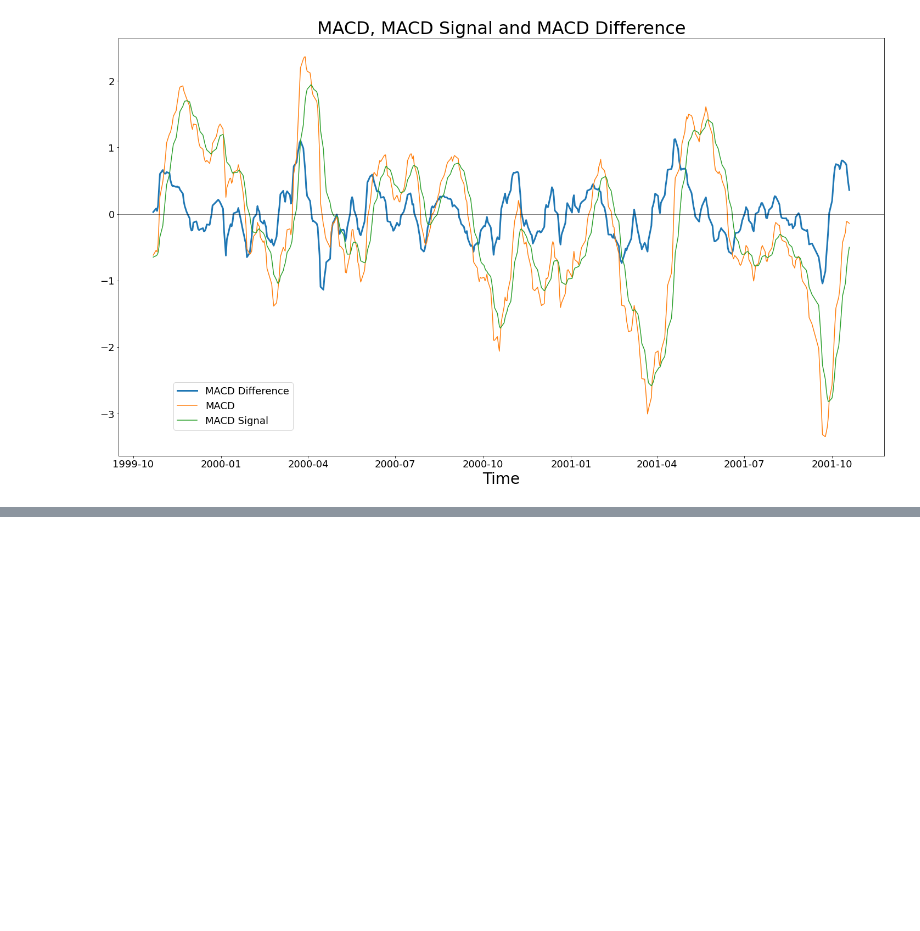
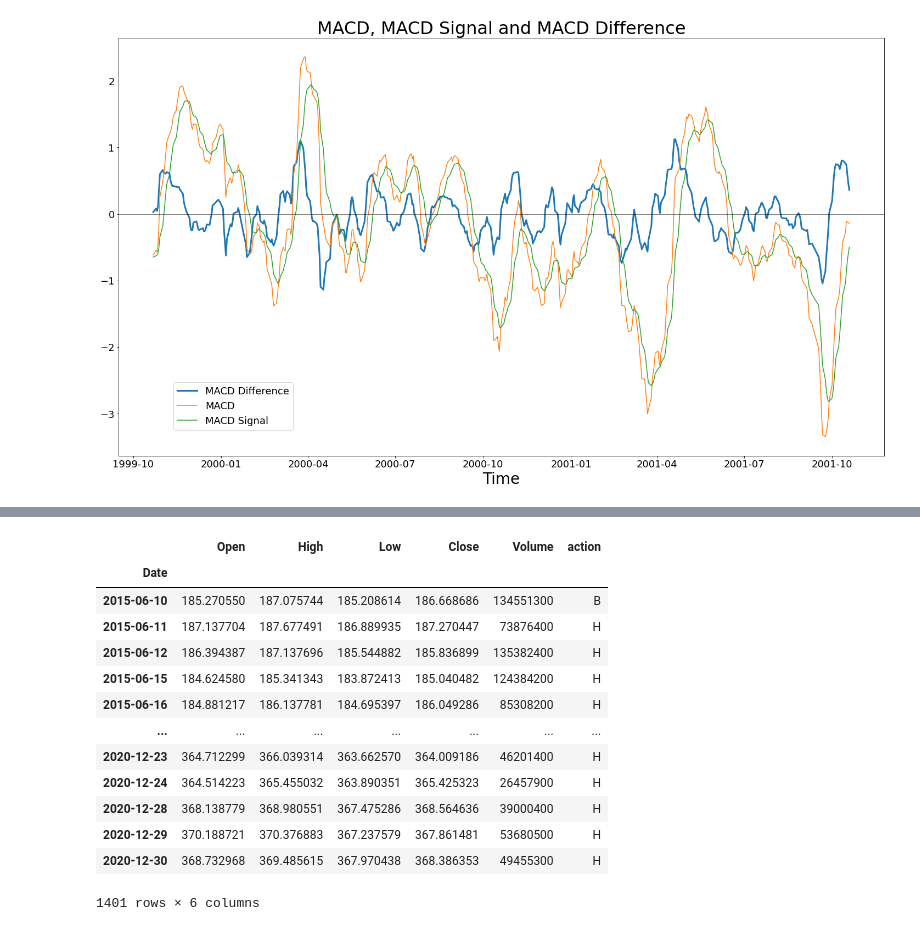
Before and after one commit to lqwdev/ai349-project, a Jupyter notebook: src/baseline-strategies.ipynb, the cells around one changed output, grey strips where cells are left out. Cells and saved outputs as stored; diff of their text form; code cells hidden in the pictures; blank space fills up the shorter version.

```diff
--- a/src/baseline-strategies.ipynb
+++ b/src/baseline-strategies.ipynb
@@ -221,0 +104,21 @@ Performance: 324.36%
+# %%
+bh = data.copy(deep=True)
+bh['action'] = bh.apply(lambda _: 'H', axis=1)
+bh = bh[-1402:-1]
+bh.loc[bh.index[0], 'action'] = 'B'
+bh
+# %% [output]
+|  | Open | High | Low | Close | Volume | action |
+| Date |  |  |  |  |  |  |
+| 2015-06-10 | 185.270550 | 187.075744 | 185.208614 | 186.668686 | 134551300 | B |
+| 2015-06-11 | 187.137704 | 187.677491 | 186.889935 | 187.270447 | 73876400 | H |
+| 2015-06-12 | 186.394387 | 187.137696 | 185.544882 | 185.836899 | 135382400 | H |
+| 2015-06-15 | 184.624580 | 185.341343 | 183.872413 | 185.040482 | 124384200 | H |
+| 2015-06-16 | 184.881217 | 186.137781 | 184.695397 | 186.049286 | 85308200 | H |
+| ... | ... | ... | ... | ... | ... | ... |
+| 2020-12-23 | 364.712299 | 366.039314 | 363.662570 | 364.009186 | 46201400 | H |
+| 2020-12-24 | 364.514223 | 365.455032 | 363.890351 | 365.425323 | 26457900 | H |
+| 2020-12-28 | 368.138779 | 368.980551 | 367.475286 | 368.564636 | 39000400 | H |
+| 2020-12-29 | 370.188721 | 370.376883 | 367.237579 | 367.861481 | 53680500 | H |
+| 2020-12-30 | 368.732968 | 369.485615 | 367.970438 | 368.386353 | 49455300 | H |
+1401 rows × 6 columns
```
Also changed, not shown: parts of 16 cells of this notebook, 1 other file.
